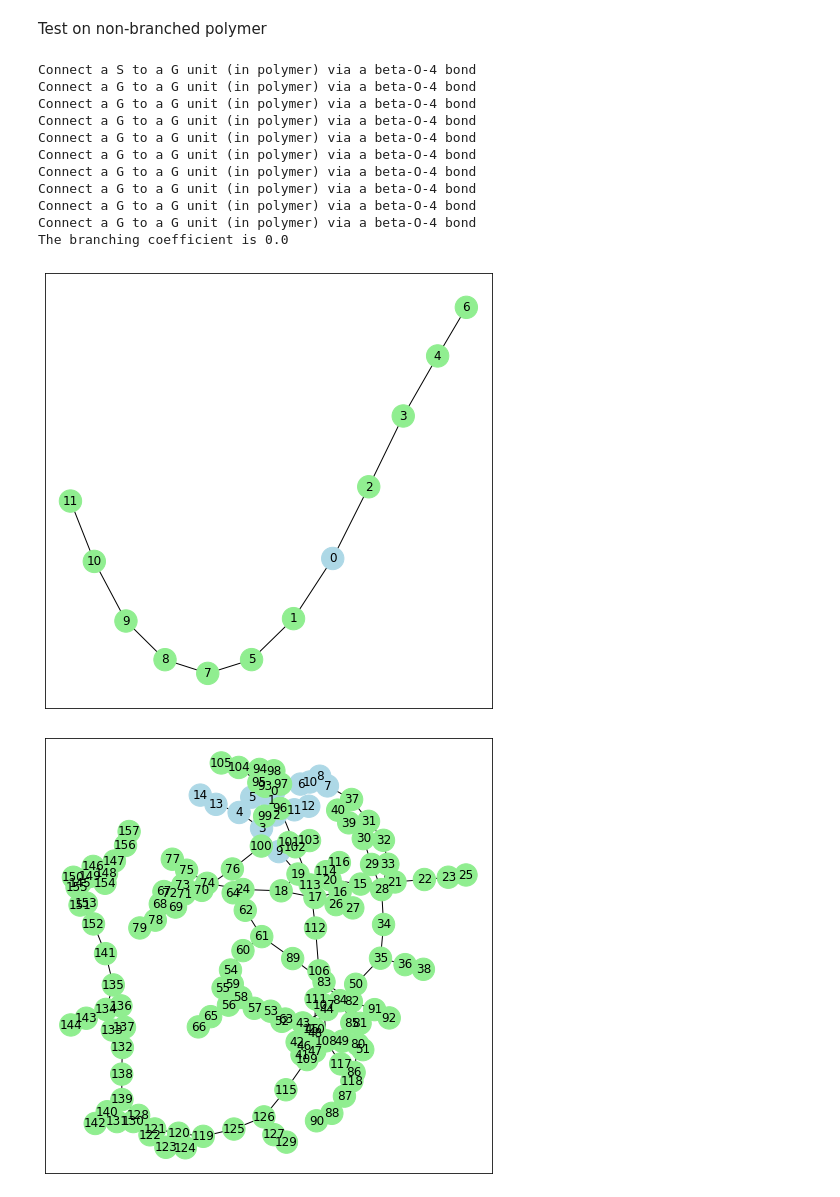
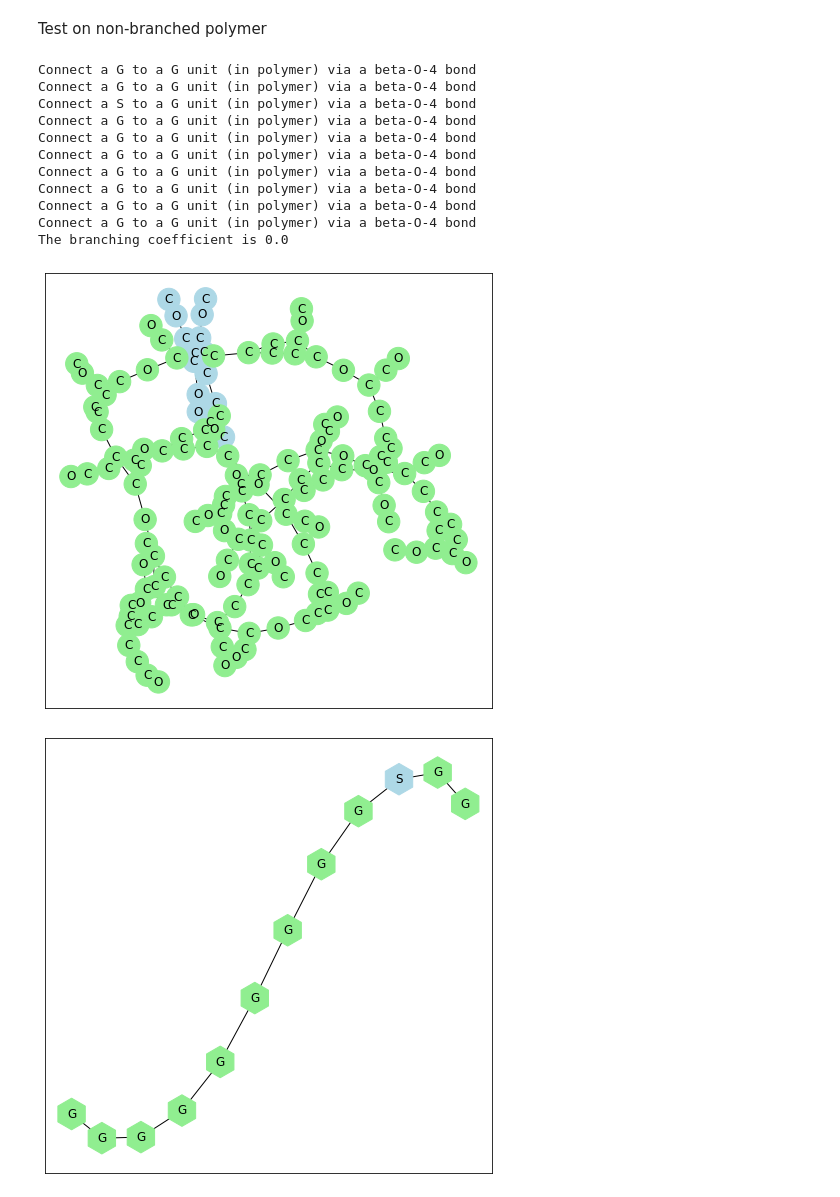
Before and after one commit to VlachosGroup/LigninGraphs, a Jupyter notebook: docs/source/examples/08_branching.ipynb, the cells around one changed output. Drawn from its saved outputs; the diff is of its cells as text; code cells hidden in the pictures.

```diff
--- a/docs/source/examples/08_branching.ipynb
+++ b/docs/source/examples/08_branching.ipynb
@@ -54,35 +55,33 @@ Test on non-branched polymer
 # %%
 polymer_1 = poly.Polymer(polymer)
 start = time.time()
 n_iter = 10
 for i in range(n_iter):
     polymer_1.add_specific_linkage(linkage_type ='beta-O-4', monomer_type = 'G', branching_state=False)
     #polymer.add_specific_linkage(linkage_type ='5-5', monomer_type = 'G')
 
 P_mol_1 = ut.graph_to_mol(polymer_1.G)
 # Characterize the polymer
 ch_p = ch.Characterize(polymer_1)
 ch_p.cal_branching()
 branching_coeff_1 = ch_p.branching_coeff
 assert(branching_coeff_1 == 0)
 print('The branching coefficient is {}'.format(branching_coeff_1))
 
 #%% Test on drawing functions
-ut.draw_graph(polymer_1.bigG)
-ut.draw_graph(polymer_1.G)
 ut.draw_atomic_graph(polymer_1.G)
 ut.draw_big_graph(polymer_1.bigG)
 # %% [output]
+Connect a G to a G unit (in polymer) via a beta-O-4 bond
+Connect a G to a G unit (in polymer) via a beta-O-4 bond
 Connect a S to a G unit (in polymer) via a beta-O-4 bond
 Connect a G to a G unit (in polymer) via a beta-O-4 bond
 Connect a G to a G unit (in polymer) via a beta-O-4 bond
 Connect a G to a G unit (in polymer) via a beta-O-4 bond
 Connect a G to a G unit (in polymer) via a beta-O-4 bond
 Connect a G to a G unit (in polymer) via a beta-O-4 bond
 Connect a G to a G unit (in polymer) via a beta-O-4 bond
 Connect a G to a G unit (in polymer) via a beta-O-4 bond
-Connect a G to a G unit (in polymer) via a beta-O-4 bond
-Connect a G to a G unit (in polymer) via a beta-O-4 bond
 The branching coefficient is 0.0
-[figure, old version]
+[figure, new version]
-[figure, old version]
+[figure, new version]
```
Also changed, not shown: parts of 3 cells of this notebook, 5 other files.
